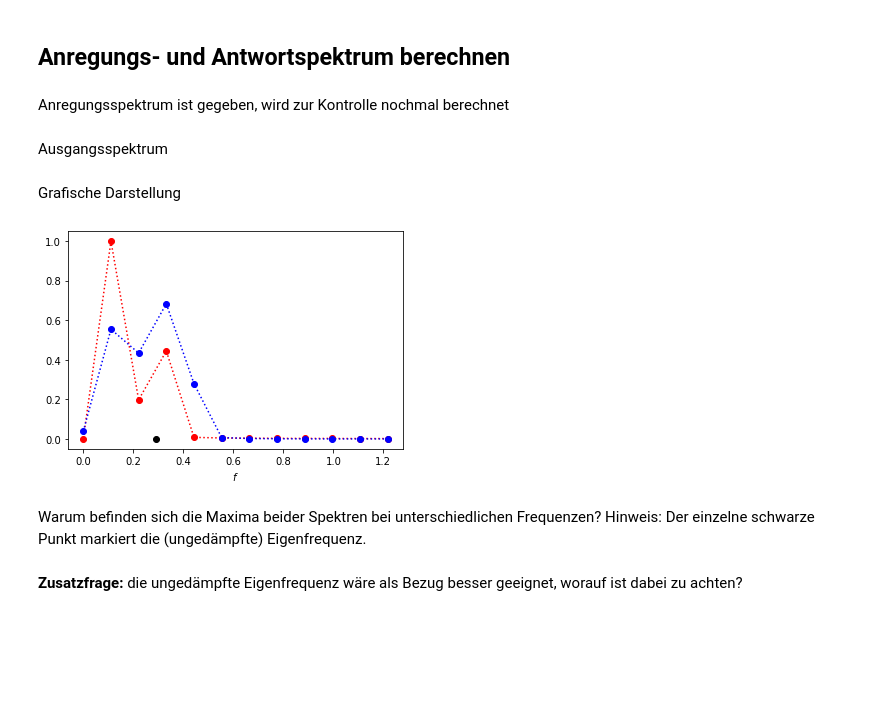
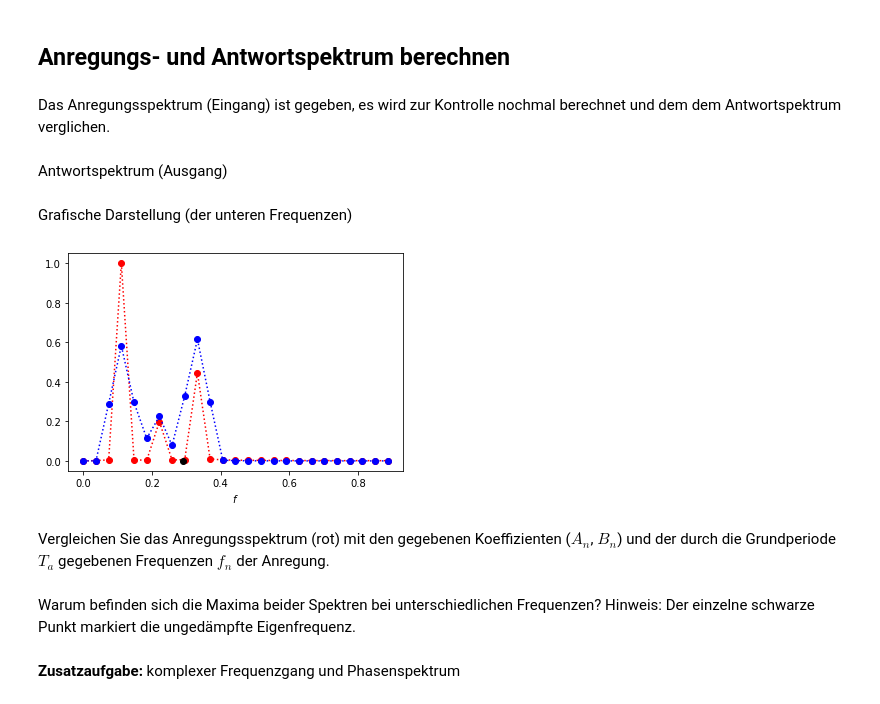
Before and after one commit to nagelt/soil_dynamics, a Jupyter notebook: basics_frequency_analysis.ipynb, the cells around one changed output. Cells and saved outputs as stored; diff of their text form; code cells hidden in the pictures; blank space fills up the shorter version.

```diff
--- a/basics_frequency_analysis.ipynb
+++ b/basics_frequency_analysis.ipynb
@@ -96,2 +88,5 @@ a  = lambda t: a0(t) + a1(t) + a2(t) + a3(t)
+# %%
+an = lambda n, t:  A[n]*np.cos(n*omega*t) + B[n]*np.sin(n*omega*t)   # Fourier series
+a = lambda t: sum([an(nn, t) for nn in range(N)])   # superposition
 # %% [markdown]
 Partikulärlösung
@@ -121,24 +118,24 @@ u_c1=  -0.09513659196971404    u_s1= 1.1634776870009549
 # %% [markdown]
 Lösung der homogenen Gleichung
 # %%
-if zeta < 1:
-    omega_1 = omega_0*np.sqrt(1-zeta**2)
-    delta = omega_0*zeta
+if D < 1:
+    omega_1 = omega_n*np.sqrt(1-D**2)
+    delta = omega_n*D
     print("omega_1={:.3f} rad/s".format(omega_1), "   delta={:.3f} 1/s".format(delta))
     uh_1 = lambda t: np.exp(-delta*t)*np.cos(omega_1*t)
     uh_2 = lambda t: np.exp(-delta*t)*np.sin(omega_1*t)
     vh_1 = lambda t: np.exp(-delta*t)*( -delta*np.cos(omega_1*t) - omega_1*np.sin(omega_1*t) )
     vh_2 = lambda t: np.exp(-delta*t)*( -delta*np.sin(omega_1*t) + omega_1*np.cos(omega_1*t) )
-elif zeta > 1:
-    delta_1 = omega_0*(zeta - np.sqrt(zeta**2 - 1))
-    delta_2 = omega_0*(zeta + np.sqrt(zeta**2 - 1))
+elif D > 1:
+    delta_1 = omega_n*(D - np.sqrt(D**2 - 1))
+    delta_2 = omega_n*(D + np.sqrt(D**2 - 1))
     print("delta_1={:.3f} 1/s".format(delta_1), "   delta_2={:.3f} 1/s".format(delta_2) )
     uh_1 = lambda t: np.exp(-delta_1*t)
     uh_2 = lambda t: np.exp(-delta_2*t)
     vh_1 = lambda t: np.exp(-delta_1*t)*(-delta_1)
     vh_2 = lambda t: np.exp(-delta_2*t)*(-delta_2)
 else:
-    delta = omega_0*zeta
+    delta = omega_n*D
     print("delta={:.3f} 1/s".format(delta), "   (critical damping)")
     uh_1 = lambda t: np.exp(-delta*t)
     uh_2 = lambda t: t*np.exp(-delta*t)
@@ -156,10 +153,11 @@ u = lambda t:  uh(t) + up(t)
 vh = lambda t: C_1*vh_1(t) + C_2*vh_2(t)
 v = lambda t:  vh(t) + vp(t)
 
-t_T = t_0 + T_a
+earthquake_repetitions = 3   # the longer observation interval, the finer frequency resolution (FFT)
+t_T = t_0 + earthquake_repetitions*T_a
 u_T = u(t_T)
 v_T = v(t_T)
-t_sample_T = np.linspace(t_0, t_T , 250)   # discretization with 250 points in time
+t_sample_T = np.linspace(t_0, t_T , 500)   # discretization in time
 a_sample_T  =  a(t_sample_T)
 uh_sample_T = uh(t_sample_T)
 up_sample_T = up(t_sample_T)
@@ -177,8 +175,9 @@ u = lambda t:  uh(t) + up(t)
 vh = lambda t: C_1*vh_1(t) + C_2*vh_2(t)
 v = lambda t:  vh(t) + vp(t)
 
-t_2T = t_T + T_a
-t_sample_2T = np.linspace(t_T, t_2T , 250)   # discretization with 250 points in time
+aftermath_repetitions = 2
+t_2T = t_T + aftermath_repetitions*T_a
+t_sample_2T = np.linspace(t_T, t_2T , 500)   # discretization in time
 a_sample_2T = a(t_sample_2T)
 uh_sample_2T = uh(t_sample_2T)
 up_sample_2T = up(t_sample_2T)
@@ -198,31 +197,32 @@ plt.xlabel("$t$");
 # %% [markdown]
 ## Anregungs- und Antwortspektrum berechnen
 # %% [markdown]
-Anregungsspektrum ist gegeben, wird zur Kontrolle nochmal berechnet
+Das Anregungsspektrum (Eingang) ist gegeben, es wird zur Kontrolle nochmal berechnet und dem dem Antwortspektrum verglichen.
 # %%
 dt = t_sample[1] - t_sample[0]
 Na = len(t_sample_T)
 a_f = fft(a_sample_T)
 ta_f = fftfreq(Na, dt)
-# %% [markdown]
-Ausgangsspektrum
+# %% [markdown]
+Antwortspektrum (Ausgang)
 # %%
 Nu = len(t_sample_T) #
 w = hann(Nu)   # Hanning window
 uw_f = fft(w*u_sample_T)
 tu_f = fftfreq(Nu, dt)[:Nu//2]
 # %% [markdown]
-Grafische Darstellung
+Grafische Darstellung (der unteren Frequenzen)
 # %%
-f0=omega_0/(2*np.pi)   # TODO damped eigenfrequency would be better, but needs definition by cases
+f0 = omega_n/(2*np.pi)
 plt.figure(2)
 plt.plot(ta_f[:Na//20], (2/Na)*np.abs(a_f[:Na//20]), 'ro:', tu_f[:Nu//20], (2/Nu)*np.abs(uw_f[:Nu//20]), 'bo:', f0,0,'ko')
 plt.xlabel("$f$");
 # %% [output]
-[figure, old version]
+[figure, new version]
+# %% [markdown]
+Vergleichen Sie das Anregungsspektrum (rot) mit den gegebenen Koeffizienten ($A_n$, $B_n$) und der durch die Grundperiode $T_a$ gegebenen Frequenzen $f_n$ der Anregung.
 # %% [markdown]
 Warum befinden sich die Maxima beider Spektren bei unterschiedlichen Frequenzen?
-Hinweis: Der einzelne schwarze Punkt markiert die (ungedämpfte)
-Eigenfrequenz.
+Hinweis: Der einzelne schwarze Punkt markiert die ungedämpfte Eigenfrequenz.
-# %% [markdown]
-**Zusatzfrage:** die ungedämpfte Eigenfrequenz wäre als Bezug besser geeignet, worauf ist dabei zu achten?
+# %% [markdown]
+**Zusatzaufgabe:** komplexer Frequenzgang und Phasenspektrum
```
Also changed, not shown: parts of 9 cells of this notebook.
